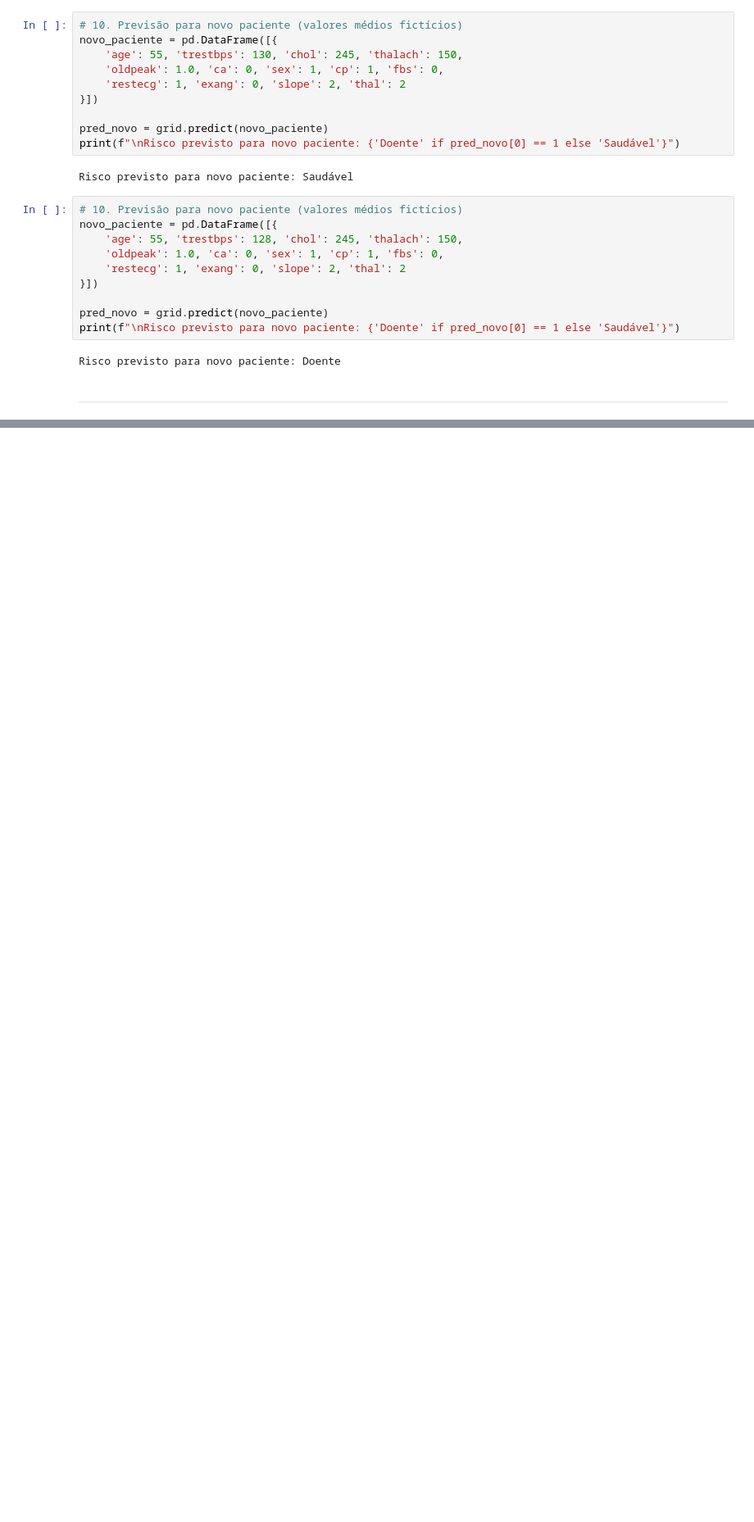
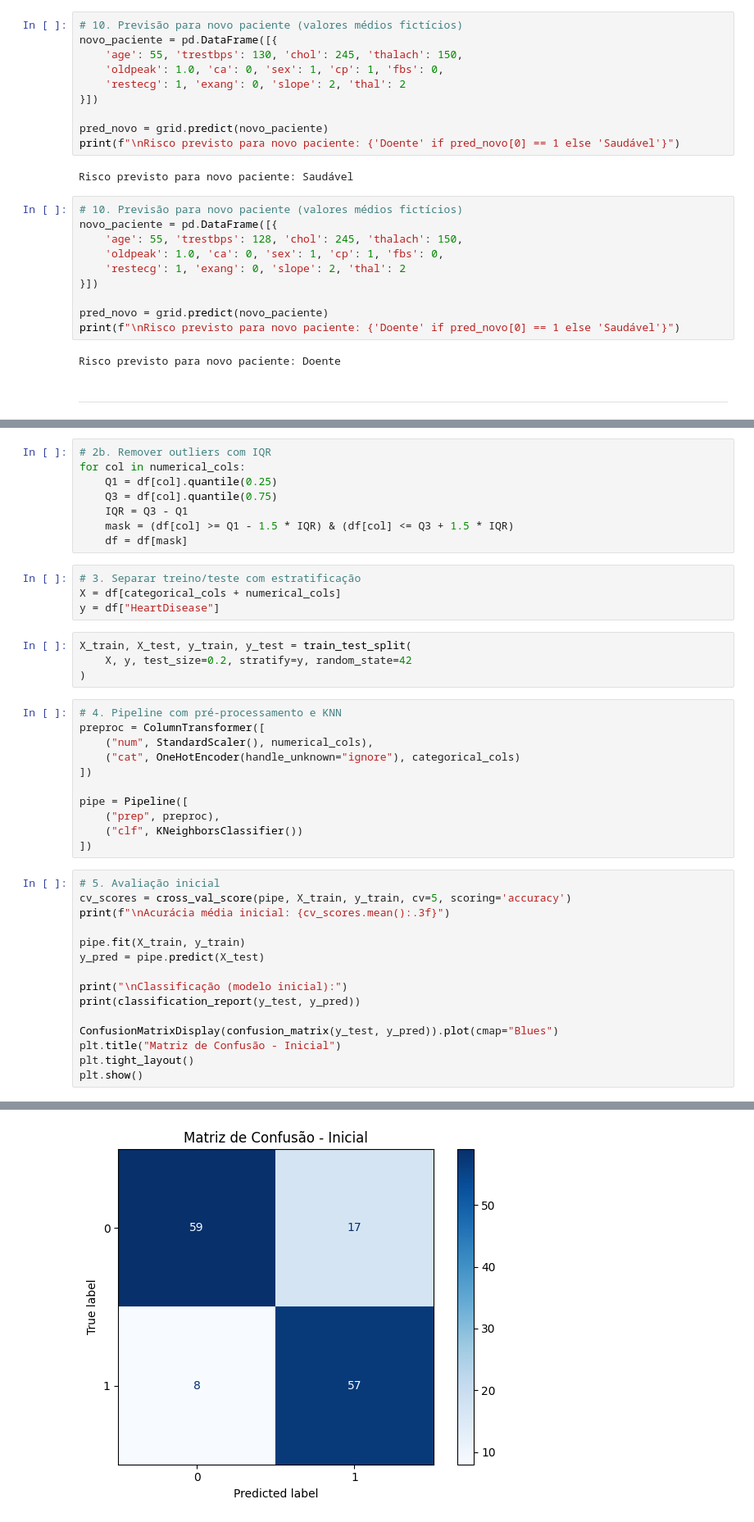
Before and after one commit to jpedrodias/FundamentosModelosAnaliticosPython, a Jupyter notebook: Week05/Ficha_Avaliacao.ipynb, the cells around one changed output, grey strips where cells are left out. Shown at 82% size. Saved outputs shown, nothing was run; the diff lists cells and outputs as text; blank space fills up the shorter version.

```diff
--- a/Week05/Ficha_Avaliacao.ipynb
+++ b/Week05/Ficha_Avaliacao.ipynb
@@ -286,0 +401,43 @@ Risco previsto para novo paciente: Doente
+# %%
+# 2b. Remover outliers com IQR
+for col in numerical_cols:
+    Q1 = df[col].quantile(0.25)
+    Q3 = df[col].quantile(0.75)
+    IQR = Q3 - Q1
+    mask = (df[col] >= Q1 - 1.5 * IQR) & (df[col] <= Q3 + 1.5 * IQR)
+    df = df[mask]
+# %%
+# 3. Separar treino/teste com estratificação
+X = df[categorical_cols + numerical_cols]
+y = df["HeartDisease"]
+# %%
+X_train, X_test, y_train, y_test = train_test_split(
+    X, y, test_size=0.2, stratify=y, random_state=42
+)
+# %%
+# 4. Pipeline com pré-processamento e KNN
+preproc = ColumnTransformer([
+    ("num", StandardScaler(), numerical_cols),
+    ("cat", OneHotEncoder(handle_unknown="ignore"), categorical_cols)
+])
+
+pipe = Pipeline([
+    ("prep", preproc),
+    ("clf", KNeighborsClassifier())
+])
+# %%
+# 5. Avaliação inicial
+cv_scores = cross_val_score(pipe, X_train, y_train, cv=5, scoring='accuracy')
+print(f"\nAcurácia média inicial: {cv_scores.mean():.3f}")
+
+pipe.fit(X_train, y_train)
+y_pred = pipe.predict(X_test)
+
+print("\nClassificação (modelo inicial):")
+print(classification_report(y_test, y_pred))
+
+ConfusionMatrixDisplay(confusion_matrix(y_test, y_pred)).plot(cmap="Blues")
+plt.title("Matriz de Confusão - Inicial")
+plt.tight_layout()
+plt.show()
+# %% [output]
@@ -286,0 +455 @@ Risco previsto para novo paciente: Doente
+[figure, added]
```
Also changed, not shown: parts of 14 cells of this notebook.
